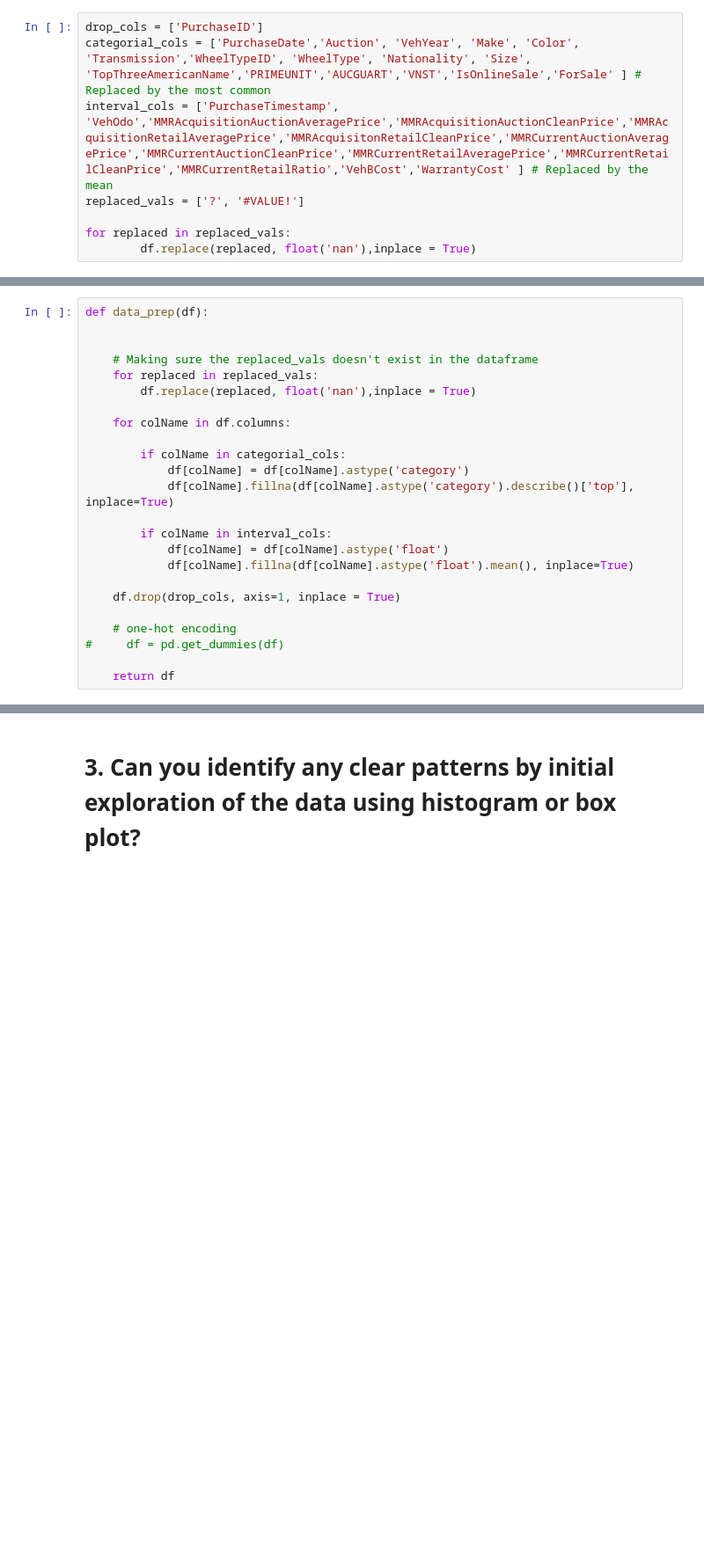
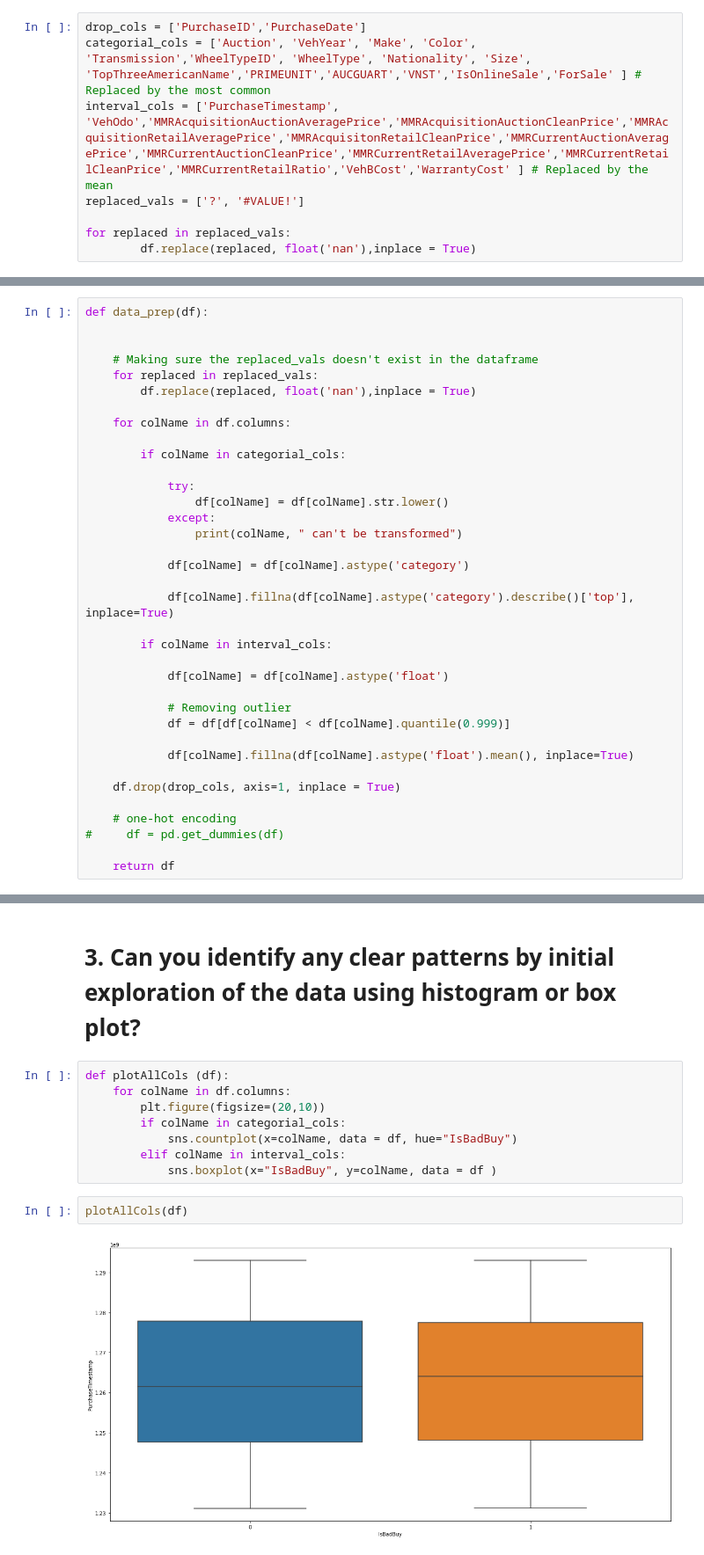
Before and after one commit to ChihchengHsieh/IFN645Assignment1, a Jupyter notebook: Assignment1.ipynb, the cells around one changed output, grey strips where cells are left out. Shown at 88% size. Saved outputs shown, nothing was run; the diff lists cells and outputs as text; blank space fills up the shorter version.

```diff
--- a/Assignment1.ipynb
+++ b/Assignment1.ipynb
@@ -30,8 +46,8 @@ The proportion of kicks:  0.1294965763333012
 # %% [markdown]
 # 2. Did you have to fix any data quality problems? Detail them.
 # %%
-drop_cols = ['PurchaseID']
-categorial_cols = ['PurchaseDate','Auction', 'VehYear', 'Make', 'Color', 'Transmission','WheelTypeID', 'WheelType', 'Nationality', 'Size', 'TopThreeAmericanName','PRIMEUNIT','AUCGUART','VNST','IsOnlineSale','ForSale' ] # Replaced by the most common
+drop_cols = ['PurchaseID','PurchaseDate']
+categorial_cols = ['Auction', 'VehYear', 'Make', 'Color', 'Transmission','WheelTypeID', 'WheelType', 'Nationality', 'Size', 'TopThreeAmericanName','PRIMEUNIT','AUCGUART','VNST','IsOnlineSale','ForSale' ] # Replaced by the most common
 interval_cols = ['PurchaseTimestamp', 'VehOdo','MMRAcquisitionAuctionAveragePrice','MMRAcquisitionAuctionCleanPrice','MMRAcquisitionRetailAveragePrice','MMRAcquisitonRetailCleanPrice','MMRCurrentAuctionAveragePrice','MMRCurrentAuctionCleanPrice','MMRCurrentRetailAveragePrice','MMRCurrentRetailCleanPrice','MMRCurrentRetailRatio','VehBCost','WarrantyCost' ] # Replaced by the mean
 replaced_vals = ['?', '#VALUE!']
 
@@ -76,11 +92,23 @@ def data_prep(df):
     for colName in df.columns:
 
         if colName in categorial_cols:
+
+            try:
+                df[colName] = df[colName].str.lower()
+            except:
+                print(colName, " can't be transformed")
+
             df[colName] = df[colName].astype('category')
+
             df[colName].fillna(df[colName].astype('category').describe()['top'], inplace=True)
 
         if colName in interval_cols:
+
             df[colName] = df[colName].astype('float')
+
+            # Removing outlier
+            df = df[df[colName] < df[colName].quantile(0.999)]
+
             df[colName].fillna(df[colName].astype('float').mean(), inplace=True)
 
     df.drop(drop_cols, axis=1, inplace = True)
@@ -131,3 +195,15 @@ len(df.columns)
 # # AUCGUART & PRIMEUNIT -> lost together
 # %% [markdown]
 # 3. Can you identify any clear patterns by initial exploration of the data using histogram or box plot?
+# %%
+def plotAllCols (df):
+    for colName in df.columns:
+        plt.figure(figsize=(20,10))
+        if colName in categorial_cols:
+            sns.countplot(x=colName, data = df, hue="IsBadBuy")
+        elif colName in interval_cols:
+            sns.boxplot(x="IsBadBuy", y=colName, data = df )
+# %%
+plotAllCols(df)
+# %% [output]
+[figure, added]
```
Also changed, not shown: parts of 20 cells of this notebook, 2 other files.
